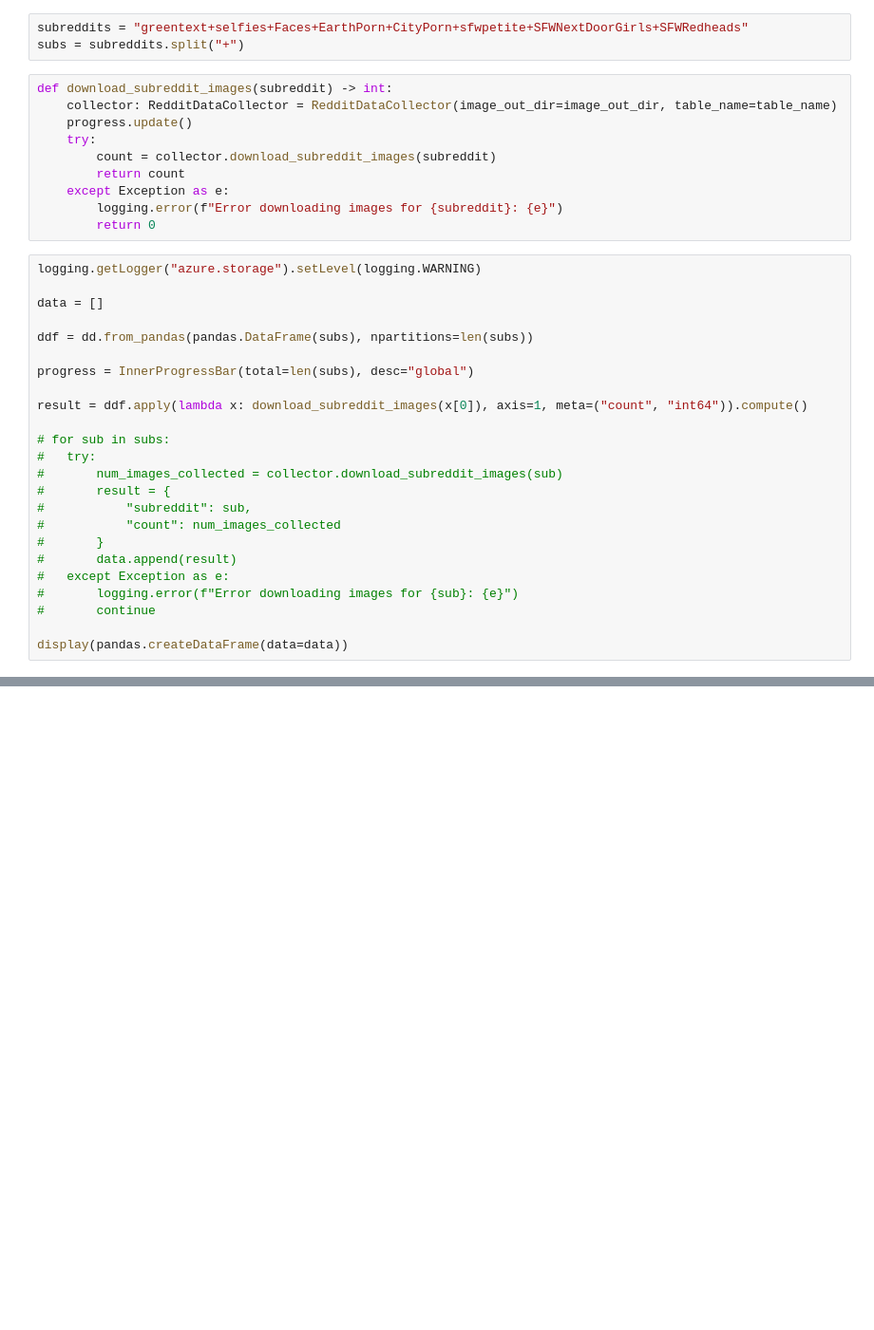
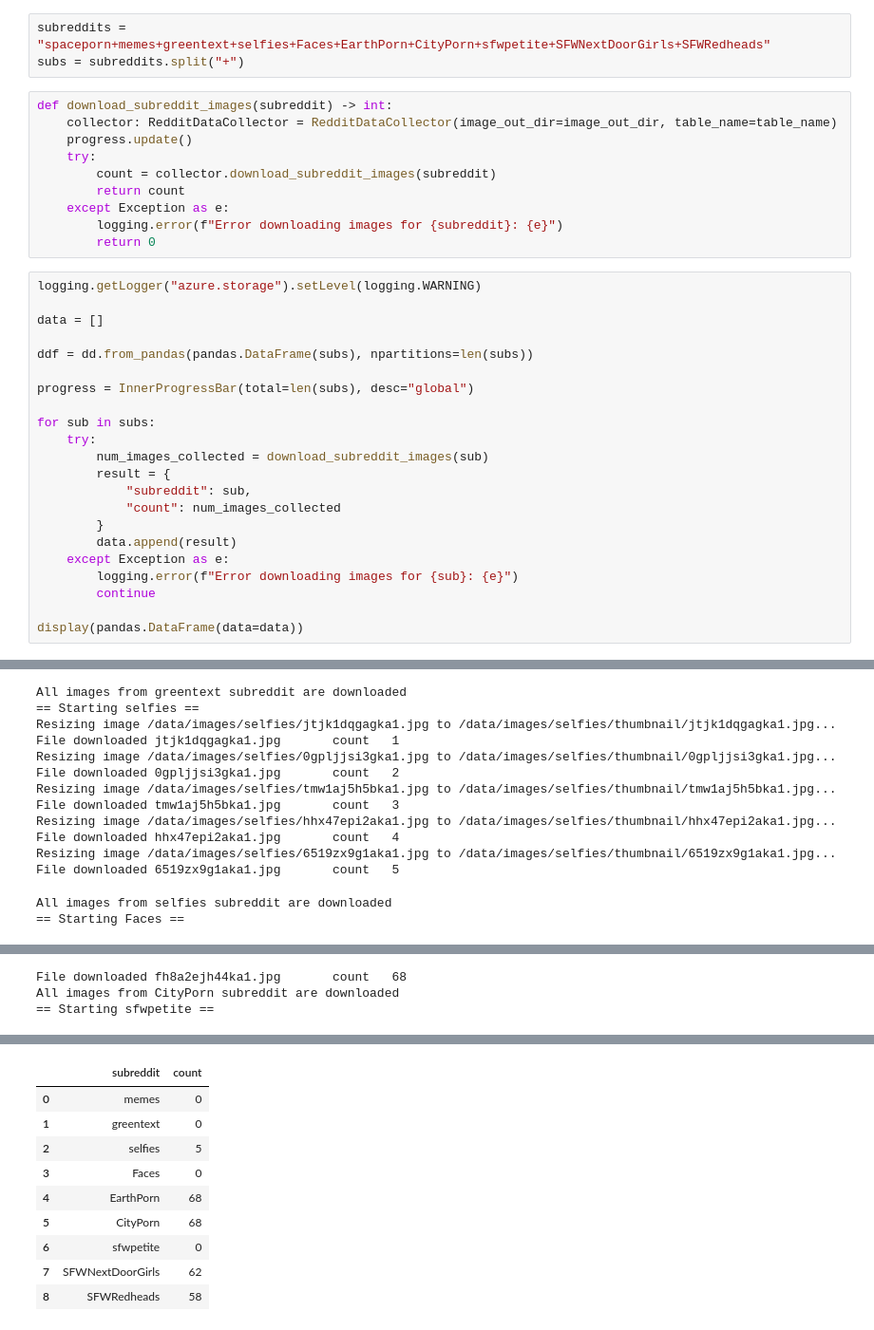
Before and after one commit to AJStangl/research-things, a Jupyter notebook: notebooks/nb_use_cases/image_pipeline/1-collect-data.ipynb, the cells around one changed output, grey strips where cells are left out. Shown at 95% size. Saved outputs shown, nothing was run; the diff lists cells and outputs as text; blank space fills up the shorter version.

```diff
--- a/notebooks/nb_use_cases/image_pipeline/1-collect-data.ipynb
+++ b/notebooks/nb_use_cases/image_pipeline/1-collect-data.ipynb
@@ -47,7 +46,7 @@ class InnerProgressBar(tqdm):
 table_name = "training"
 image_out_dir = "/data/images/"
 # %%
-subreddits = "greentext+selfies+Faces+EarthPorn+CityPorn+sfwpetite+SFWNextDoorGirls+SFWRedheads"
+subreddits = "spaceporn+memes+greentext+selfies+Faces+EarthPorn+CityPorn+sfwpetite+SFWNextDoorGirls+SFWRedheads"
 subs = subreddits.split("+")
 # %%
 def download_subreddit_images(subreddit) -> int:
@@ -68,19 +67,17 @@ ddf = dd.from_pandas(pandas.DataFrame(subs), npartitions=len(subs))
 
 progress = InnerProgressBar(total=len(subs), desc="global")
 
-result = ddf.apply(lambda x: download_subreddit_images(x[0]), axis=1, meta=("count", "int64")).compute()
+for sub in subs:
+	try:
+		num_images_collected = download_subreddit_images(sub)
+		result = {
+			"subreddit": sub,
+			"count": num_images_collected
+		}
+		data.append(result)
+	except Exception as e:
+		logging.error(f"Error downloading images for {sub}: {e}")
+		continue
 
-# for sub in subs:
-# 	try:
-# 		num_images_collected = collector.download_subreddit_images(sub)
-# 		result = {
-# 			"subreddit": sub,
-# 			"count": num_images_collected
-# 		}
-# 		data.append(result)
-# 	except Exception as e:
-# 		logging.error(f"Error downloading images for {sub}: {e}")
-# 		continue
-
-display(pandas.createDataFrame(data=data))
+display(pandas.DataFrame(data=data))
 # %% [output]
@@ -103,0 +89,14 @@ All images from sfwpetite subreddit are downloaded
+All images from greentext subreddit are downloaded
+== Starting selfies ==
+Resizing image /data/images/selfies/jtjk1dqgagka1.jpg to /data/images/selfies/thumbnail/jtjk1dqgagka1.jpg...
+File downloaded jtjk1dqgagka1.jpg       count   1
+Resizing image /data/images/selfies/0gpljjsi3gka1.jpg to /data/images/selfies/thumbnail/0gpljjsi3gka1.jpg...
+File downloaded 0gpljjsi3gka1.jpg       count   2
+Resizing image /data/images/selfies/tmw1aj5h5bka1.jpg to /data/images/selfies/thumbnail/tmw1aj5h5bka1.jpg...
+File downloaded tmw1aj5h5bka1.jpg       count   3
+Resizing image /data/images/selfies/hhx47epi2aka1.jpg to /data/images/selfies/thumbnail/hhx47epi2aka1.jpg...
+File downloaded hhx47epi2aka1.jpg       count   4
+Resizing image /data/images/selfies/6519zx9g1aka1.jpg to /data/images/selfies/thumbnail/6519zx9g1aka1.jpg...
+File downloaded 6519zx9g1aka1.jpg       count   5
+All images from selfies subreddit are downloaded
+== Starting Faces ==
@@ -103,0 +137,3 @@ All images from sfwpetite subreddit are downloaded
+File downloaded fh8a2ejh44ka1.jpg       count   68
+All images from CityPorn subreddit are downloaded
+== Starting sfwpetite ==
@@ -103,0 +174,10 @@ All images from sfwpetite subreddit are downloaded
+|  | subreddit | count |
+| 0 | memes | 0 |
+| 1 | greentext | 0 |
+| 2 | selfies | 5 |
+| 3 | Faces | 0 |
+| 4 | EarthPorn | 68 |
+| 5 | CityPorn | 68 |
+| 6 | sfwpetite | 0 |
+| 7 | SFWNextDoorGirls | 62 |
+| 8 | SFWRedheads | 58 |
```
Also changed, not shown: parts of 3 cells of this notebook, 9 other files.
